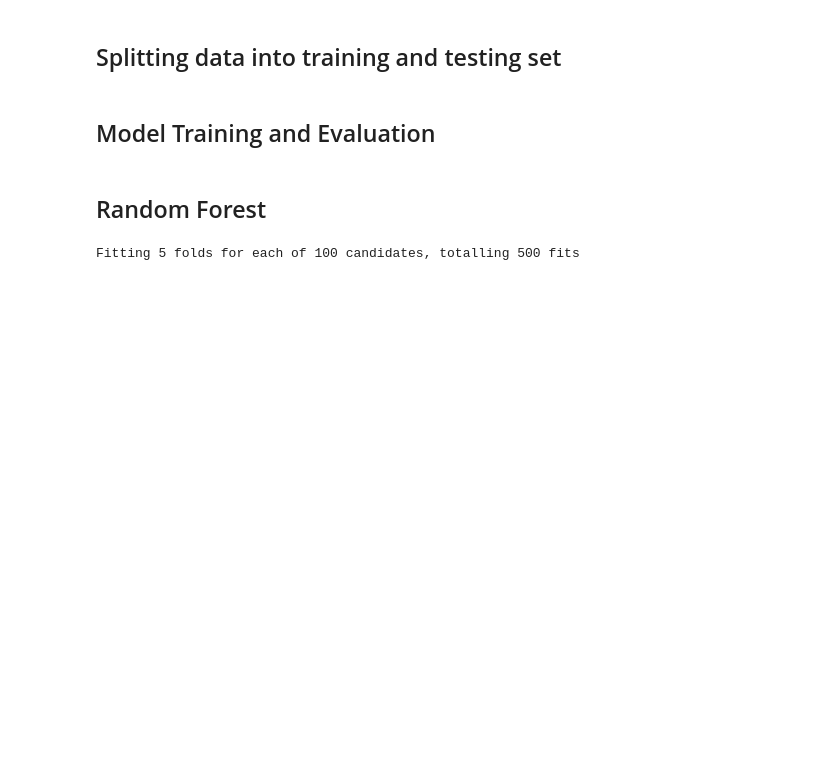
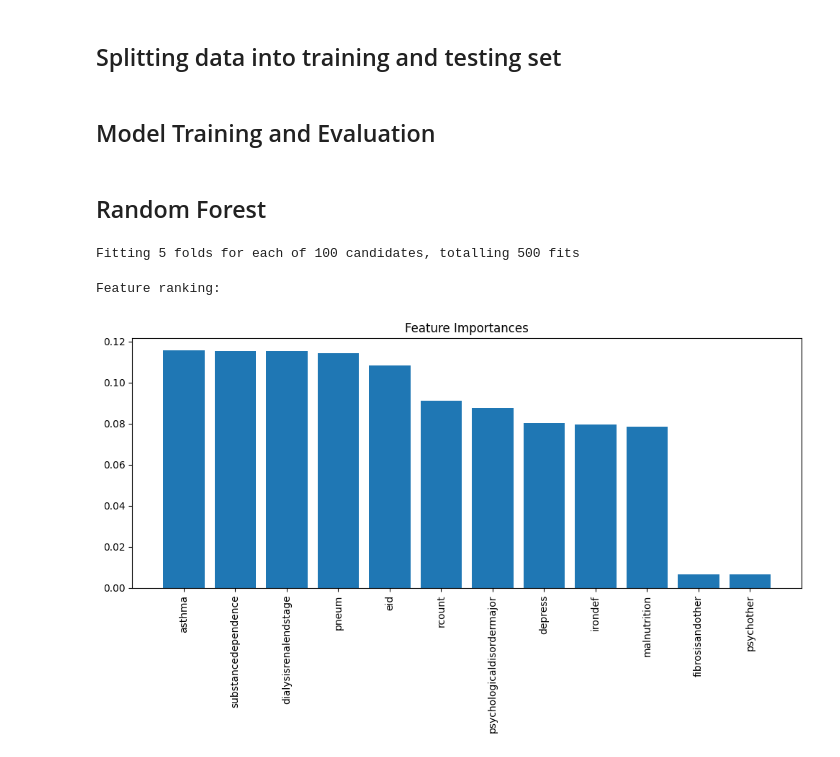
Before and after one commit to RCChan5/LOS_forecasting, a Jupyter notebook: Predicting Length of Stay.ipynb, the cells around one changed output. Cells and saved outputs as stored; diff of their text form; code cells hidden in the pictures; blank space fills up the shorter version.

```diff
--- a/Predicting Length of Stay.ipynb
+++ b/Predicting Length of Stay.ipynb
@@ -170,3 +157,31 @@ print("Best Parameters:", random_search.best_params_)
 print("Best Score:", random_search.best_score_)
 # %% [output]
 Fitting 5 folds for each of 100 candidates, totalling 500 fits
+# %%
+# Get the best model from the random search
+best_rf_regressor = random_search.best_estimator_
+# Get feature importances of the best model
+feature_importances = best_rf_regressor.feature_importances_
+
+# Get the names of the features
+feature_names = data.columns
+
+# Sort feature importances in descending order
+indices = np.argsort(feature_importances)[::-1]
+
+# Print feature ranking
+print("Feature ranking:")
+
+
+
+# Plot the feature importances
+plt.figure(figsize=(10, 6))
+plt.title("Feature Importances")
+plt.bar(range(X.shape[1]), feature_importances[indices], align="center")
+plt.xticks(range(X.shape[1]), [feature_names[i] for i in indices], rotation=90)
+plt.xlim([-1, X.shape[1]])
+plt.tight_layout()
+plt.show()
+# %% [output]
+Feature ranking:
+[figure, added]
```
Also changed, not shown: parts of 20 cells of this notebook.
